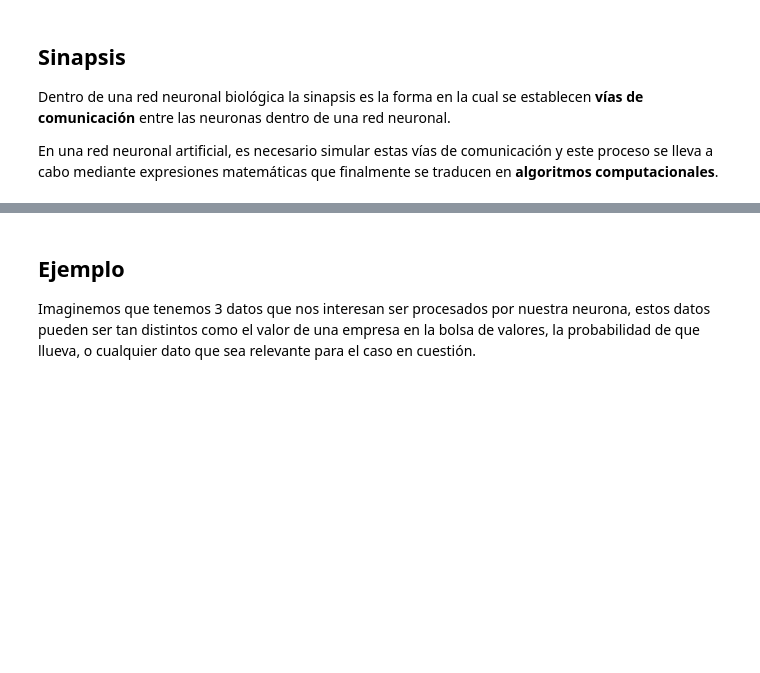
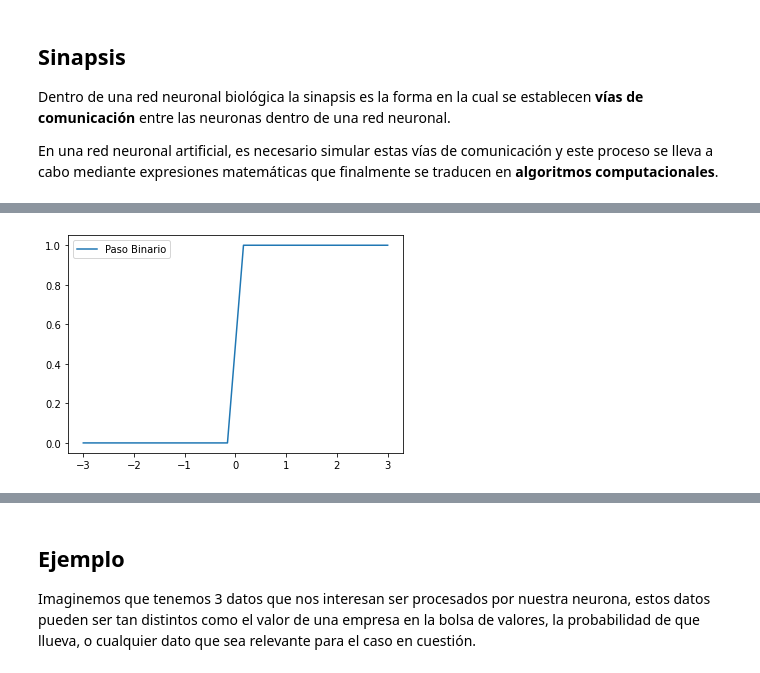
Before and after one commit to jugernaut/MACTI-programacionparalelo, a Jupyter notebook: RedesNeuronales/02_Perceptron.ipynb, the cells around one changed output, grey strips where cells are left out. Saved outputs shown, nothing was run; the diff lists cells and outputs as text; code cells hidden in the pictures; blank space fills up the shorter version.

```diff
--- a/RedesNeuronales/02_Perceptron.ipynb
+++ b/RedesNeuronales/02_Perceptron.ipynb
@@ -98,0 +98,20 @@ Hay muchas formas de imaginarse como es una neurona artificial, pero por simplic
+# %%
+# se importan algunas funciones importantes
+import matplotlib.pyplot as plt
+import numpy as np
+%matplotlib inline
+import math
+# dominio de las graficas
+x = np.linspace(-3, 3, 20)
+
+# funciones comunes de activasion
+PasoBinario = lambda x: np.heaviside(x,1)
+
+# Definimos algunos parámetros para la gráfica
+plt.plot(x, PasoBinario(x),label="Paso Binario")
+plt.legend()
+
+# Mostramos la leyenda de las gráficas
+plt.show()
+# %% [output]
+[figure, added]
```
Also changed, not shown: parts of 7 cells of this notebook.
